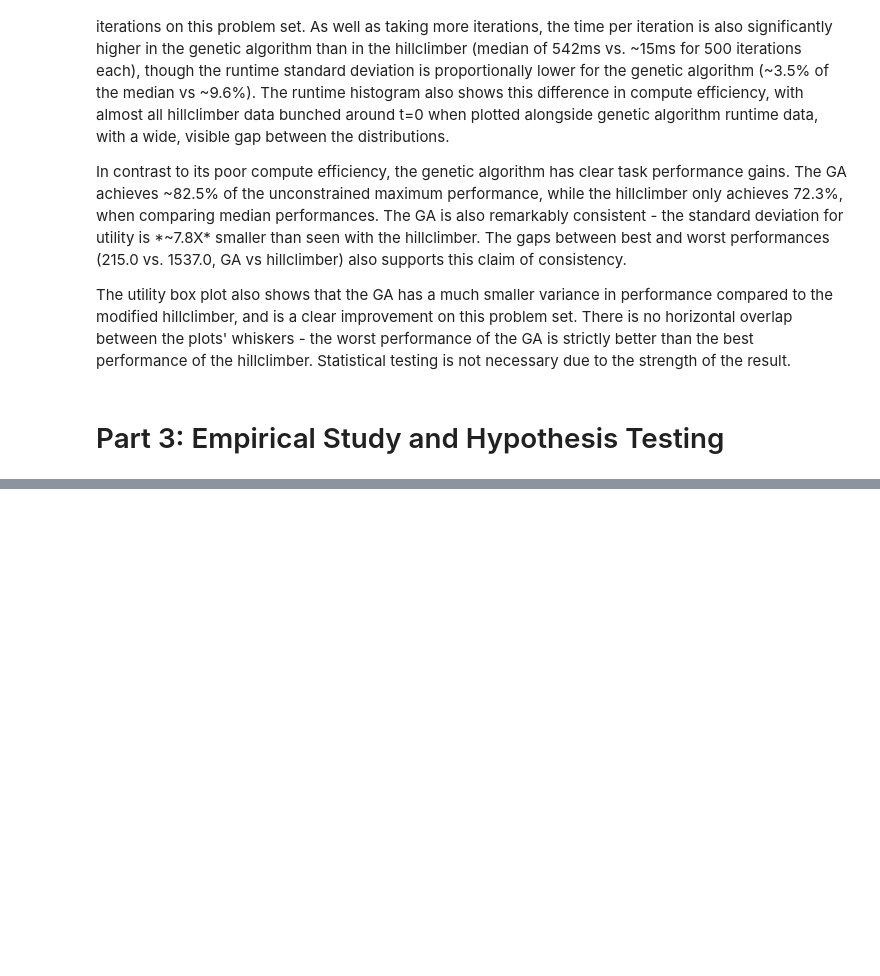
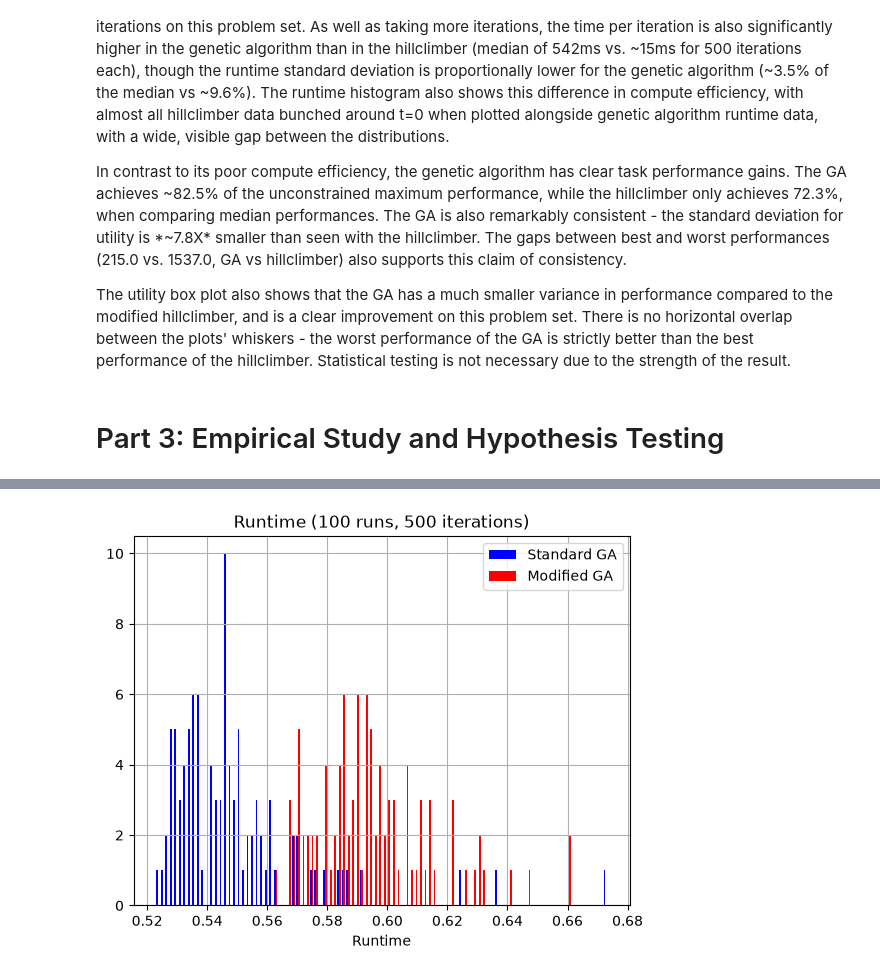
Before and after one commit to AyOhEe/CSCU9YE-Assignment, a Jupyter notebook: 3423815.ipynb, the cells around one changed output, grey strips where cells are left out. Cells and saved outputs as stored; diff of their text form; code cells hidden in the pictures; blank space fills up the shorter version.

```diff
--- a/3423815.ipynb
+++ b/3423815.ipynb
@@ -640,0 +780,12 @@ The utility box plot also shows that the GA has a much smaller variance in perfo
+# %%
+%matplotlib inline
+
+plt.hist([times_standard_ga, times_modified_ga], 100, histtype="bar", label=['Standard GA', 'Modified GA'], color=["blue", "red"])
+
+plt.title(f"Runtime ({PART_3_RUNS} runs, {PART_3_ITERATIONS} iterations)")
+plt.xlabel("Runtime")
+plt.legend(loc="upper right")
+plt.grid(True)
+plt.show()
+# %% [output]
+[figure, added]
```
Also changed, not shown: parts of 13 cells of this notebook.
